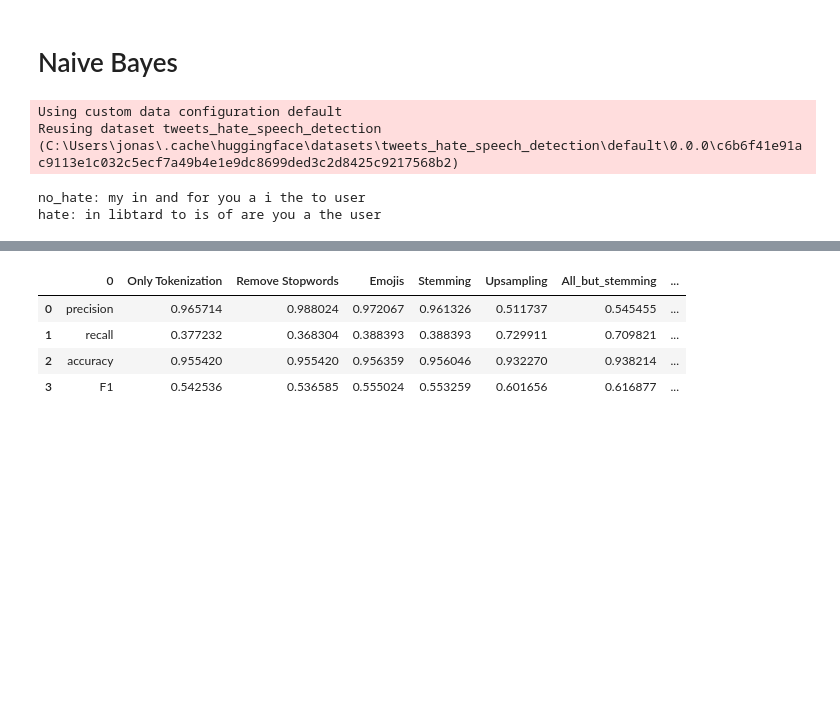
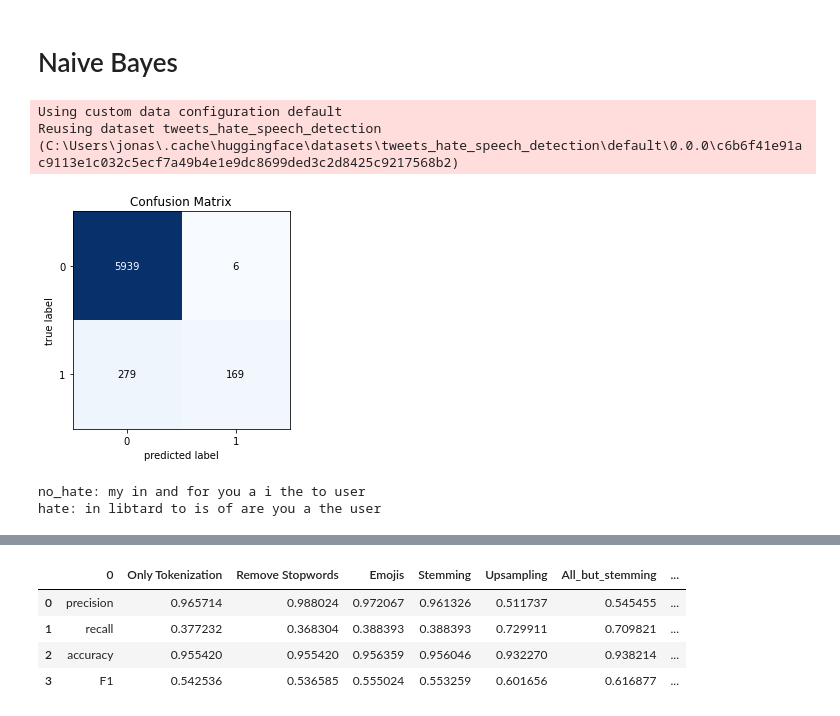
Before and after one commit to Aaron9812/Data_mining, a Jupyter notebook: notebooks/pipeline.ipynb, the cells around one changed output, grey strips where cells are left out. Cells and saved outputs as stored; diff of their text form; code cells hidden in the pictures; blank space fills up the shorter version.

Commit message:
implemented confusion matrix

```diff
--- a/notebooks/pipeline.ipynb
+++ b/notebooks/pipeline.ipynb
@@ -48,14 +48,15 @@ results_mn = pd.DataFrame(['precision', 'recall', 'accuracy', 'F1'])
 # %%
 # Don't Remove Stopwords, No Emojis, No Stemming, No Upsampling
 tfidf, df_train, df_test = setup(rem_stop=False, do_stem=False, do_lem=False, split=True, upsample=False, do_emojis=False)
 mvb = train_mvb_bayes(df_train, tfidf)
 mn = train_mn_bayes(df_train, tfidf)
 results_mvb['Only Tokenization'] = test_model(mvb, df_test, tfidf)
-results_mn['Only Tokenization'] = test_model(mn, df_test, tfidf)
+results_mn['Only Tokenization'] = test_model(mn, df_test, tfidf, plt_confusion = True)
 get_impact_words(df_train, tfidf)
 # %% [output]
 Using custom data configuration default
 Reusing dataset tweets_hate_speech_detection (C:\Users\jonas\.cache\huggingface\datasets\tweets_hate_speech_detection\default\0.0.0\c6b6f41e91ac9113e1c032c5ecf7a49b4e1e9dc8699ded3c2d8425c9217568b2)
+[figure, added]
 no_hate: my in and for you a i the to user
 hate: in libtard to is of are you a the user
 # %%
```
Also changed, not shown: parts of 10 cells of this notebook, 1 other file.
